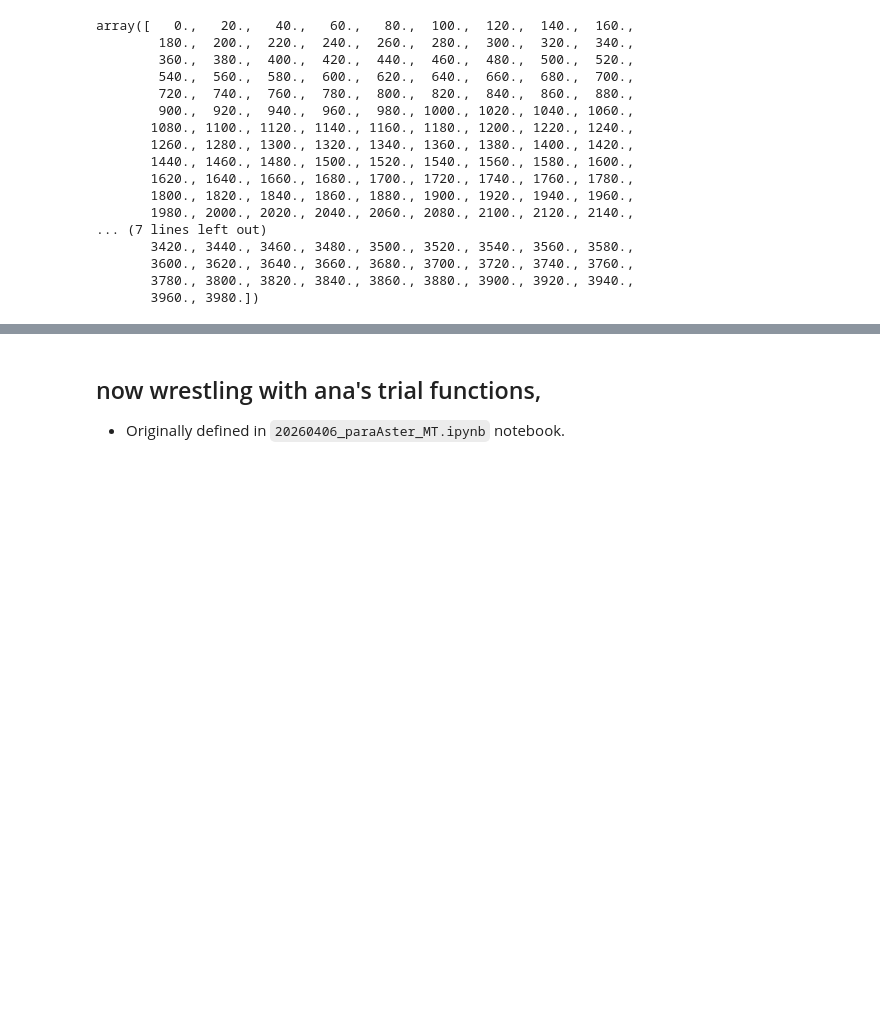
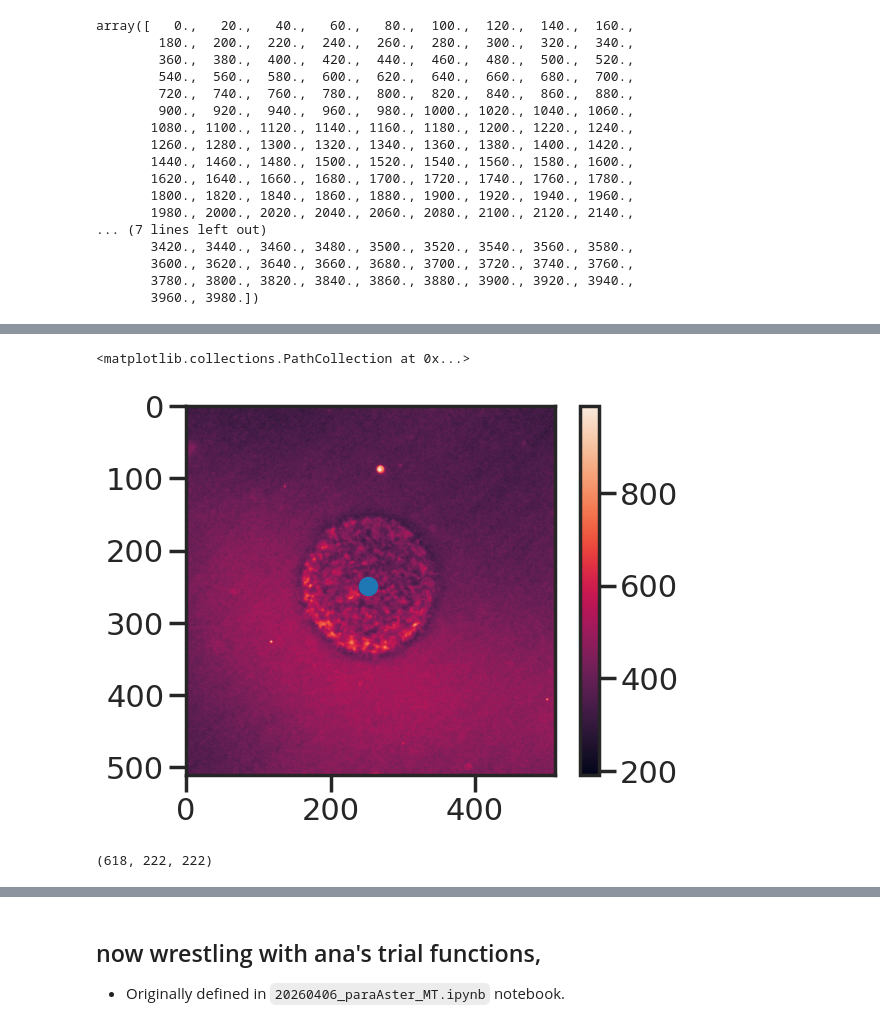
Before and after one commit to RPGroup-PBoC/am_atp, a Jupyter notebook: analysis/aster/20261003_traceExportsInServiceOfReconcile.ipynb, the cells around one changed output, grey strips where cells are left out. Drawn from its saved outputs; the diff is of its cells as text; code cells hidden in the pictures; blank space fills up the shorter version.

```diff
--- a/analysis/aster/20261003_traceExportsInServiceOfReconcile.ipynb
+++ b/analysis/aster/20261003_traceExportsInServiceOfReconcile.ipynb
@@ -443,0 +573,48 @@ array([   0.,   20.,   40.,   60.,   80.,  100.,  120.,  140.,  160.,
+# %%
+##
+files = np.sort(glob.glob('../../data/aster/20260401_R2_norecycling_647MT_unlabelledNcDmotors/*C2*.tif'))
+images = np.concatenate((skimage.io.imread(files[0]), skimage.io.imread(files[1])))
+#subtract background
+imagesbs = images-1275 #this value is based on averaging the Queen 405 channel for these movies which have no fluorescence
+
+##
+dfcenters1 = pd.read_csv('../../data/aster/20260401_R2_norecycling_647MT_unlabelledNcDmotors/centers_C2-R2_norecycling_647MT_unlabelledNcDmotors_1_MMStack_Pos0.ome.csv')
+dfcenters1['frame'] = [int(label.split(":t:")[1].split('/')[0]) for label in dfcenters1['Label']]
+dfcenters2 = pd.read_csv('../../data/aster/20260401_R2_norecycling_647MT_unlabelledNcDmotors/centers_C2-R2_norecycling_647MT_unlabelledNcDmotors_2_MMStack_Pos0.ome.csv')
+dfcenters2['frame'] = [int(label.split(":t:")[1].split('/')[0])+120 for label in dfcenters2['Label']]
+dfcenters = pd.concat((dfcenters1, dfcenters2)).reset_index(drop=True)
+
+##
+allxcent=np.zeros(len(images))
+allycent=np.zeros(len(images))
+allrcent=np.zeros(len(images))
+allxcentum=np.zeros(len(images))
+allycentum=np.zeros(len(images))
+allrcentum=np.zeros(len(images))
+for i in range(len(images)):
+    if i in np.array(dfcenters['frame']):
+        j = np.where(dfcenters['frame']==i)[0][0]
+        allxcentum[i] = dfcenters.iloc[j]['X']
+        allycentum[i] = dfcenters.iloc[j]['Y']
+        allrcentum[i] = dfcenters.iloc[j]['Major']
+    else:
+        allxcentum[i] = allxcentum[i-1]
+        allycentum[i] = allycentum[i-1]
+        allrcentum[i] = allrcentum[i-1]
+for i in np.arange(10):
+    allxcentum[i] = allxcentum[10]
+    allycentum[i] = allycentum[10]
+    allrcentum[i] = allrcentum[10]
+#in pixel coordinates
+allxcent=allxcentum*512/809.32
+allycent=allycentum*512/809.32
+allrcent=allrcentum*512/809.32
+
+##
+centers = np.array([allxcent, allycent]).T
+plt.imshow(imagesbs[20])
+plt.colorbar()
+plt.scatter(allxcent[20], allycent[20])
+# %% [output]
+<matplotlib.collections.PathCollection at 0x...>
+[figure, added]
@@ -443,0 +764,4 @@ array([   0.,   20.,   40.,   60.,   80.,  100.,  120.,  140.,  160.,
+# %%
+mtImsCentCrop.shape
+# %% [output]
+(618, 222, 222)
```
Also changed, not shown: parts of 13 cells of this notebook, 8 other files.
